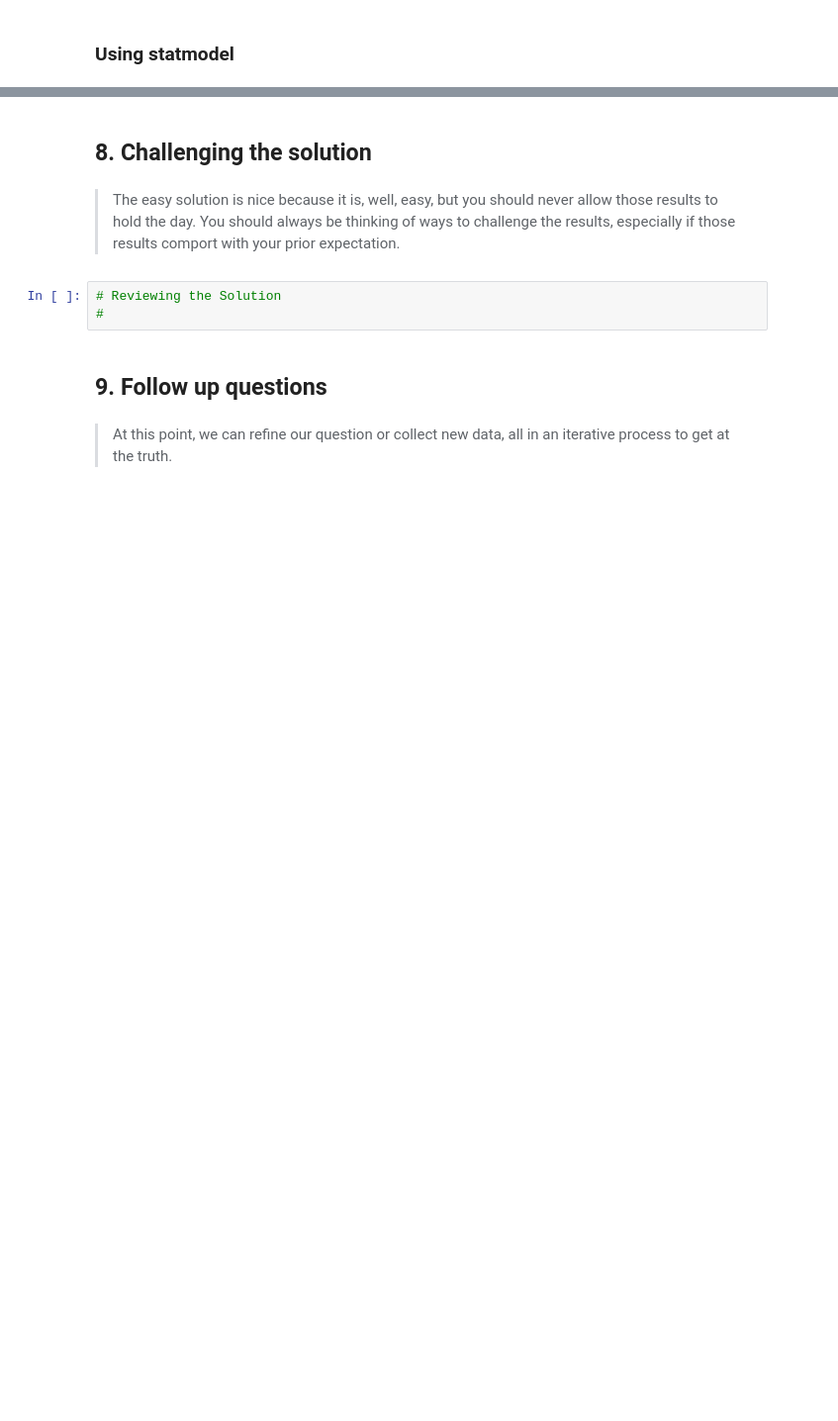
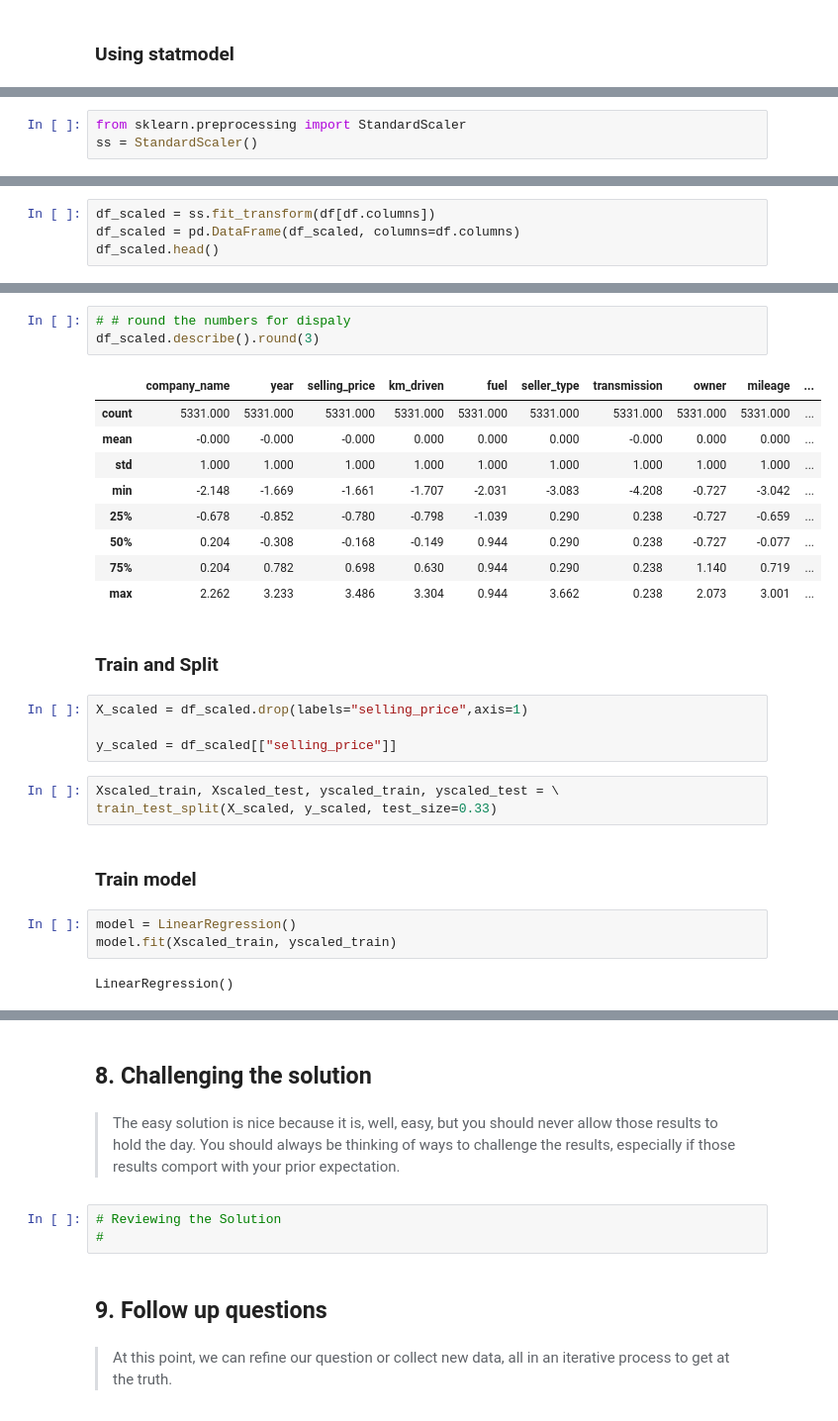
Before and after one commit to Wachira-2030/used-car-price-prediction, a Jupyter notebook: index.ipynb, the cells around one changed output, grey strips where cells are left out. Shown at 99% size. Drawn from its saved outputs; the diff is of its cells as text; blank space fills up the shorter version.

```diff
--- a/index.ipynb
+++ b/index.ipynb
@@ -615,0 +535,3 @@ The code is performing a Shapiro-Wilk test, which is a normality test used to ch
+# %%
+from sklearn.preprocessing import StandardScaler
+ss = StandardScaler()
@@ -615,0 +545,4 @@ The code is performing a Shapiro-Wilk test, which is a normality test used to ch
+# %%
+df_scaled = ss.fit_transform(df[df.columns])
+df_scaled = pd.DataFrame(df_scaled, columns=df.columns)
+df_scaled.head()
@@ -615,0 +556,29 @@ The code is performing a Shapiro-Wilk test, which is a normality test used to ch
+# %%
+# # round the numbers for dispaly
+df_scaled.describe().round(3)
+# %% [output]
+|  | company_name | year | selling_price | km_driven | fuel | seller_type | transmission | owner | mileage | ... |
+| count | 5331.000 | 5331.000 | 5331.000 | 5331.000 | 5331.000 | 5331.000 | 5331.000 | 5331.000 | 5331.000 | ... |
+| mean | -0.000 | -0.000 | -0.000 | 0.000 | 0.000 | 0.000 | -0.000 | 0.000 | 0.000 | ... |
+| std | 1.000 | 1.000 | 1.000 | 1.000 | 1.000 | 1.000 | 1.000 | 1.000 | 1.000 | ... |
+| min | -2.148 | -1.669 | -1.661 | -1.707 | -2.031 | -3.083 | -4.208 | -0.727 | -3.042 | ... |
+| 25% | -0.678 | -0.852 | -0.780 | -0.798 | -1.039 | 0.290 | 0.238 | -0.727 | -0.659 | ... |
+| 50% | 0.204 | -0.308 | -0.168 | -0.149 | 0.944 | 0.290 | 0.238 | -0.727 | -0.077 | ... |
+| 75% | 0.204 | 0.782 | 0.698 | 0.630 | 0.944 | 0.290 | 0.238 | 1.140 | 0.719 | ... |
+| max | 2.262 | 3.233 | 3.486 | 3.304 | 0.944 | 3.662 | 0.238 | 2.073 | 3.001 | ... |
+# %% [markdown]
+### Train and Split
+# %%
+X_scaled = df_scaled.drop(labels="selling_price",axis=1)
+
+y_scaled = df_scaled[["selling_price"]]
+# %%
+Xscaled_train, Xscaled_test, yscaled_train, yscaled_test = \
+train_test_split(X_scaled, y_scaled, test_size=0.33)
+# %% [markdown]
+### Train model
+# %%
+model = LinearRegression()
+model.fit(Xscaled_train, yscaled_train)
+# %% [output]
+LinearRegression()
```
Also changed, not shown: parts of 40 cells of this notebook.
